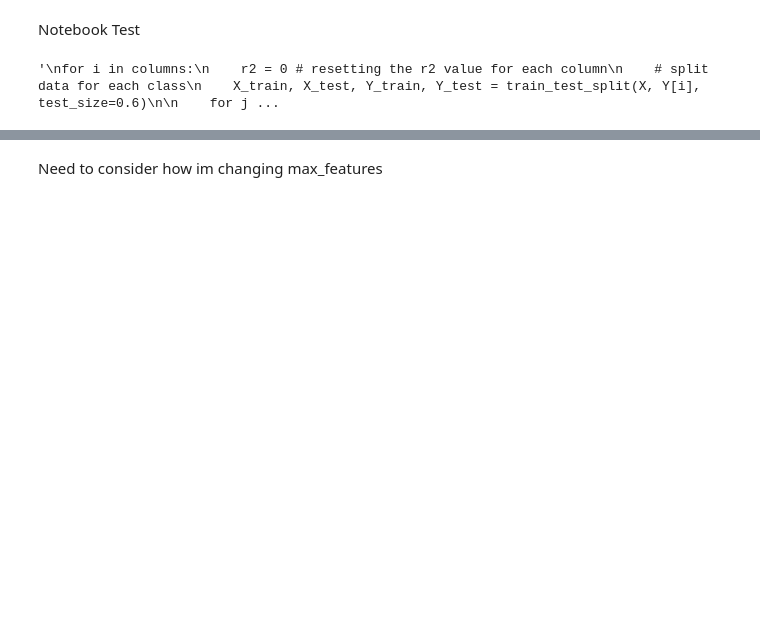
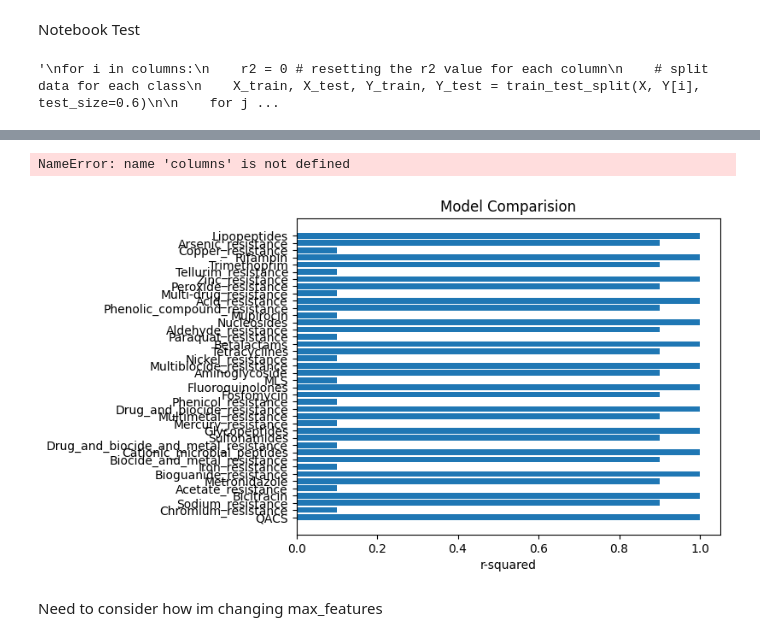
Before and after one commit to SlizovskiyLab/RebekahNotebook, a Jupyter notebook: RebekahNotebook.ipynb, the cells around one changed output, grey strips where cells are left out. Drawn from its saved outputs; the diff is of its cells as text; code cells hidden in the pictures; blank space fills up the shorter version.

Commit message:
Revised RF, added more visualization, copied over changes made on the lab server

```diff
--- a/RebekahNotebook.ipynb
+++ b/RebekahNotebook.ipynb
@@ -8,9 +8,11 @@ import pandas as pd
 import numpy as np
 import matplotlib.pyplot as plt
 from sklearn.ensemble import RandomForestRegressor
-from sklearn.metrics import mean_squared_error, r2_score
-from sklearn.model_selection import train_test_split, RandomizedSearchCV
+from sklearn.metrics import r2_score
+from sklearn.model_selection import train_test_split
+from sklearn.inspection import permutation_importance
 import joblib
+from sklearn.tree import plot_tree
 
 # Importing excel sheets as dfs, should both have samples in the same order
 predictors_df = pd.read_excel('Predictors_Cleaned.xlsx', 0)
@@ -18,6 +20,17 @@ predictors_df = pd.read_excel('Predictors_Cleaned.xlsx', 0)
 outcomes_df = pd.read_excel('Outcomes_Cleaned.xlsx', 0)
     # Rows are samples, columns are mechanisms
 
+# Dropping unnecessary metadata
+X = predictors_df.drop('SAMPLE NAME', axis=1)
+Y = outcomes_df.drop('MECHANISM', axis=1) # Full DF must iterate through
+feature_names = X.columns
+
+# Storing model scores
+r2_list = []
+oob_list = []
+
+# List of columns for iterating
+columns = list(Y)
 # print(predictors_df) # 211 x 33
 # print(outcomes_df) # 211 x 41
 # %%
@@ -83,3 +78,53 @@ for k in columns:
+# %%
+# Visualizing Random Forest using feature plots and decision tree diagrams
+
+for k in columns:
+    # Loading saved models
+    loaded_rf = joblib.load(f"my_random_forest{k}.joblib")
+
+    # Obtain permutation feature importances, then find the mean
+    feature_importance = permutation_importance(loaded_rf, x_test, y_test, random_state=0)
+    forest_importances = pd.Series(feature_importance.importances_mean, index=feature_names)
+
+    # Plot feature importance
+    fig, ax = plt.subplots()
+    forest_importances.plot.bar(yerr=feature_importance.importances_std, ax=ax) # adds std bar
+    ax.set_title(f"{k} Permutation Feature Importances")
+    ax.set_ylabel("Mean Accuracy Decrease")
+    plt.show()
+
+    # Saving the figure
+    plt.savefig(f'{k}_features.png')
+
+    # Plotting the decision tree
+    tree = loaded_rf.estimators_[0]
+    plt.figure(figsize=(60,30))  # Allows more zoom to read the tree
+    plot_tree(tree,
+            feature_names=feature_names,
+            filled=True,
+            rounded=True)
+    plt.title("Decision Tree from the Random Forest")
+    plt.show()
+
+    # Saving the tree
+    plt.savefig(f'{k}_tree.png')
+# %% [output]
+NameError: name 'columns' is not defined
+# %%
+# Plotting an overall comparision of different models and their r2 and oob scores
+
+# Test r2_list = [1.0, 0.9, 0.1, 1.0, 0.9, 0.1, 1.0, 0.9, 0.1, 1.0, 0.9, 0.1, 1.0, 0.9, 0.1, 1.0, 0.9, 0.1, 1.0, 0.9, 0.1, 1.0, 0.9, 0.1, 1.0, 0.9, 0.1, 1.0, 0.9, 0.1, 1.0, 0.9, 0.1, 1.0, 0.9, 0.1, 1.0, 0.9, 0.1, 1.0]
+fig, ax = plt.subplots()
+
+ax.barh(np.arange(len(columns)), r2_list, align='center')
+ax.set_yticks(np.arange(len(columns)), labels=columns)
+ax.invert_yaxis()  # labels read top-to-bottom
+ax.set_xlabel('r-squared')
+ax.set_title('Model Comparision')
+
+plt.show()
+# %% [output]
+[figure, added]
 # %%
 '''
 # TEST for single model
```
Also changed, not shown: parts of 3 cells of this notebook, 1 other file.
